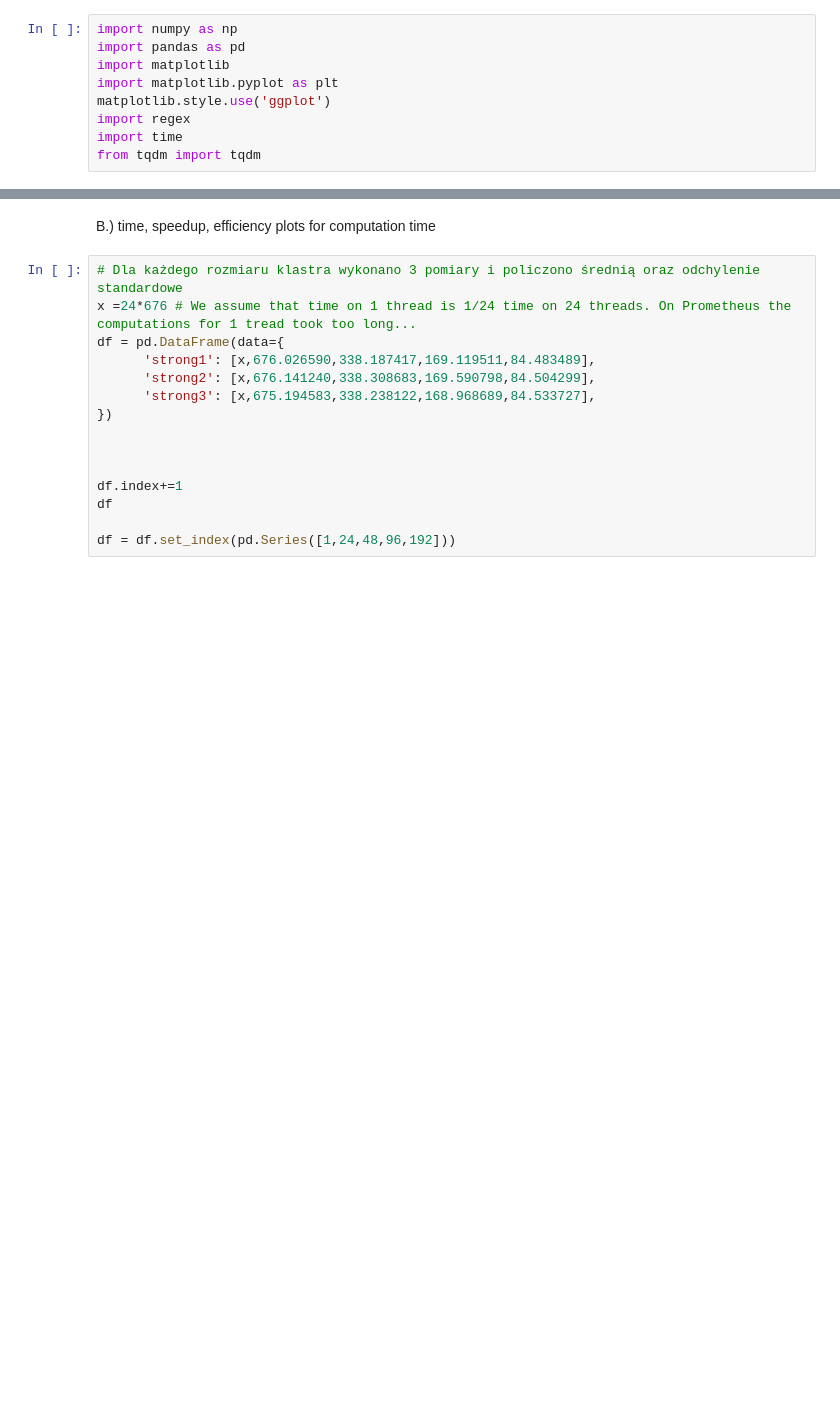
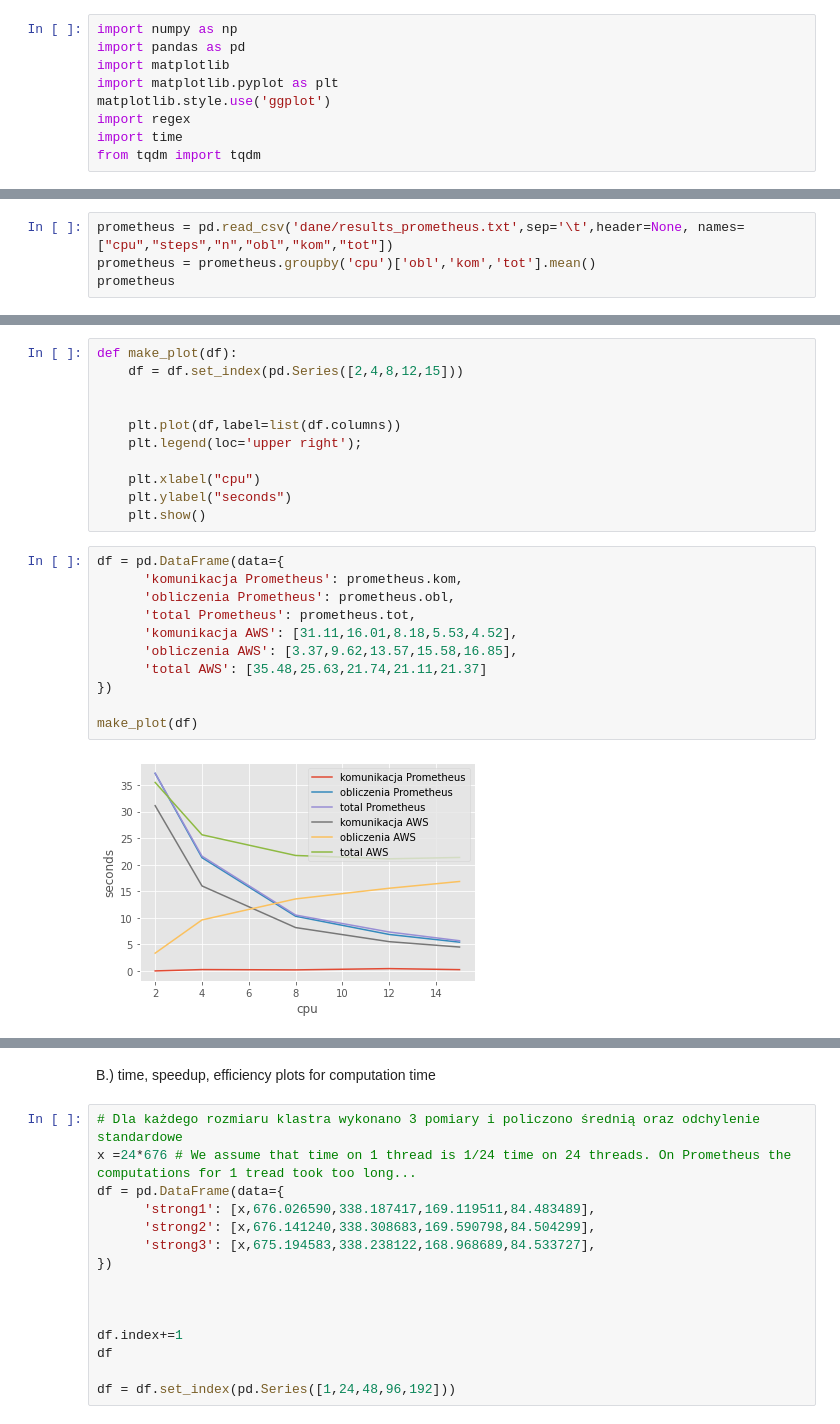
Before and after one commit to kamsza/running-mpi-inside-cluster-for-hpc, a Jupyter notebook: metrics.ipynb, the cells around one changed output, grey strips where cells are left out. Drawn from its saved outputs; the diff is of its cells as text; blank space fills up the shorter version.

Commit message:
Added comparison promet aws

```diff
--- a/metrics.ipynb
+++ b/metrics.ipynb
@@ -9,0 +12,4 @@ from tqdm import tqdm
+# %%
+prometheus = pd.read_csv('dane/results_prometheus.txt',sep='\t',header=None, names=["cpu","steps","n","obl","kom","tot"])
+prometheus = prometheus.groupby('cpu')['obl','kom','tot'].mean()
+prometheus
@@ -9,0 +24,24 @@ from tqdm import tqdm
+# %%
+def make_plot(df):
+    df = df.set_index(pd.Series([2,4,8,12,15]))
+
+
+    plt.plot(df,label=list(df.columns))
+    plt.legend(loc='upper right');
+
+    plt.xlabel("cpu")
+    plt.ylabel("seconds")
+    plt.show()
+# %%
+df = pd.DataFrame(data={
+      'komunikacja Prometheus': prometheus.kom,
+      'obliczenia Prometheus': prometheus.obl,
+      'total Prometheus': prometheus.tot,
+      'komunikacja AWS': [31.11,16.01,8.18,5.53,4.52],
+      'obliczenia AWS': [3.37,9.62,13.57,15.58,16.85],
+      'total AWS': [35.48,25.63,21.74,21.11,21.37]
+})
+
+make_plot(df)
+# %% [output]
+[figure, added]
```
Also changed, not shown: parts of 7 cells of this notebook, 1 other file.
